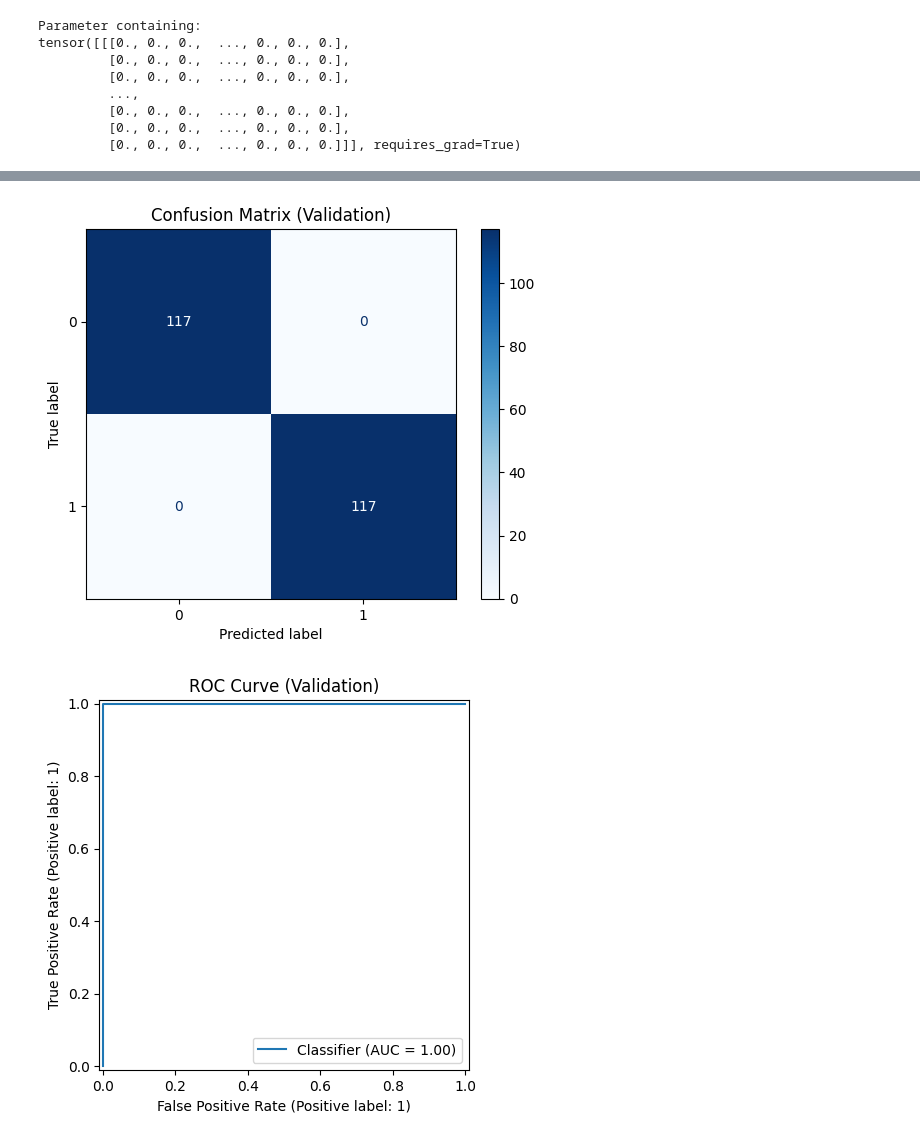
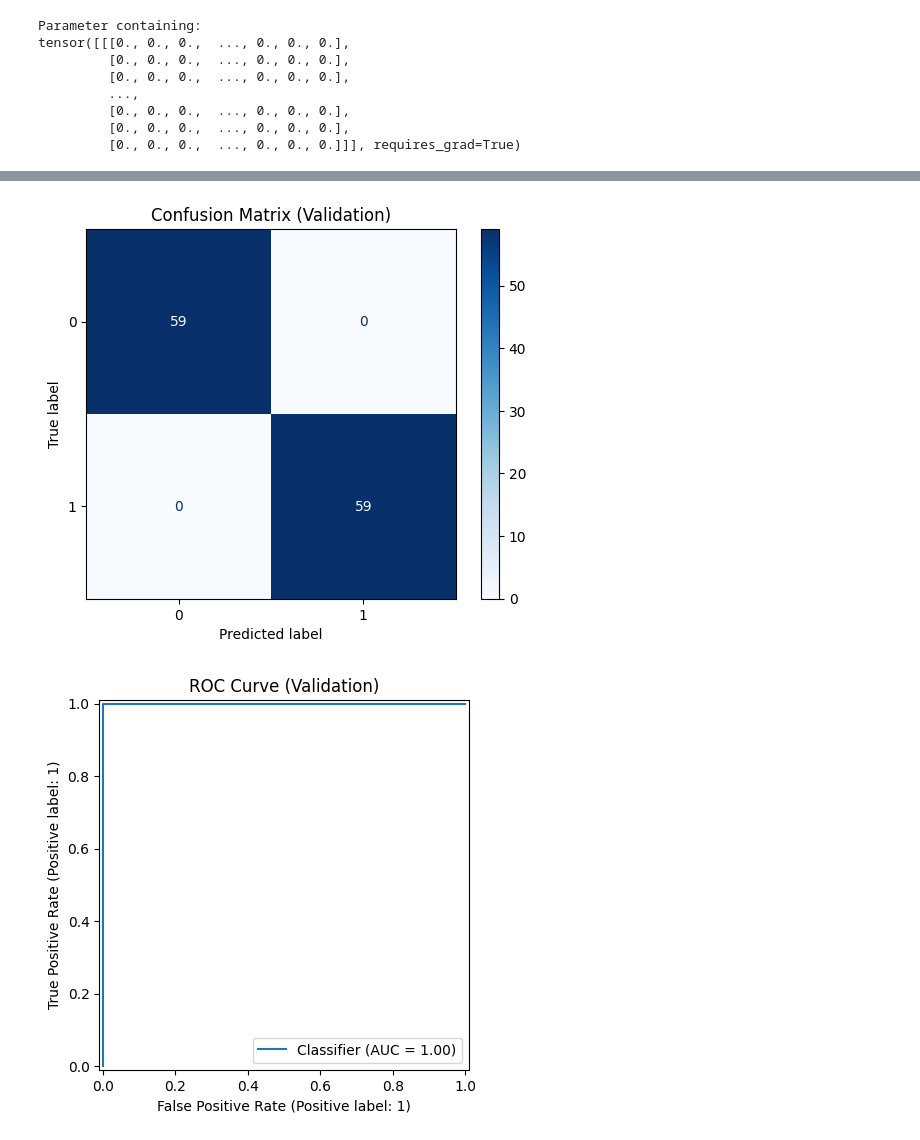
Before and after one commit to SahelKherad/3-story-benchmark-transformer, a Jupyter notebook: 1404-07-26- arbitrary_time_series.ipynb, the cells around one changed output, grey strips where cells are left out. Cells and saved outputs as stored; diff of their text form; code cells hidden in the pictures.

```diff
--- a/1404-07-26- arbitrary_time_series.ipynb
+++ b/1404-07-26- arbitrary_time_series.ipynb
@@ -88,8 +88,8 @@ print(Xb)
  [9.9584126e-01 9.9584252e-01 9.9584377e-01 ... 9.9839747e-01
   9.9839872e-01 9.9839997e-01]]
 # %%
-n_train = 0.6
-n_val = 0.3
+n_train = 0.7
+n_val = 0.15
 
 m_0 = int(n_train * len(Xa))
 l_0 = int(n_val * len(Xa))
@@ -533,38 +531,38 @@ y_true, y_pred, y_score = [], [], []
 model.eval()
 
 with torch.no_grad():
-    for xb, yb in val_loader:
+    for xb, yb in test_loader:
         xb, yb = xb.to(device), yb.to(device).long()   # targets should be int for CE
         logits = model(xb)                             # [B,2]
 
         # 1) Probability of class 1
         probs  = torch.softmax(logits, dim=1)          # [B,2]
         score1 = probs[:, 1]                           # [B]
 
         # 2) Predicted class index
         preds  = logits.argmax(dim=1)                  # [B]
 
         # Save results
         y_true.extend(yb.cpu().tolist())
         y_pred.extend(preds.cpu().tolist())
         y_score.extend(score1.cpu().tolist())
 
 # 1) Confusion Matrix
 ConfusionMatrixDisplay.from_predictions(y_true, y_pred, cmap="Blues", values_format="d")
 plt.title("Confusion Matrix (Validation)")
 plt.show()
 
 # 2) ROC
 RocCurveDisplay.from_predictions(y_true, y_score)
 plt.title("ROC Curve (Validation)")
 plt.show()
 
 # 3) Precision–Recall
 PrecisionRecallDisplay.from_predictions(y_true, y_score)
 plt.title("Precision–Recall Curve (Validation)")
 plt.show()
 # %% [output]
-[figure, old version]
+[figure, new version]
 [figure]
 [figure]
 # %%
```
Also changed, not shown: parts of 13 cells of this notebook.
